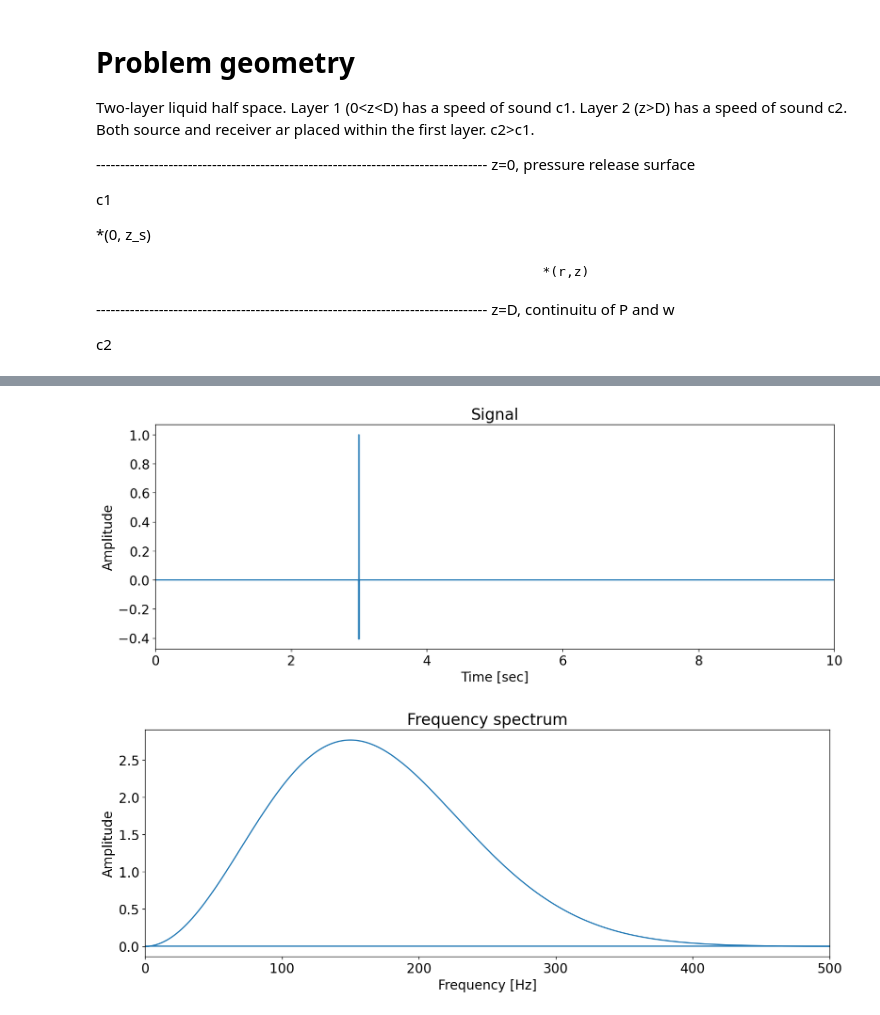
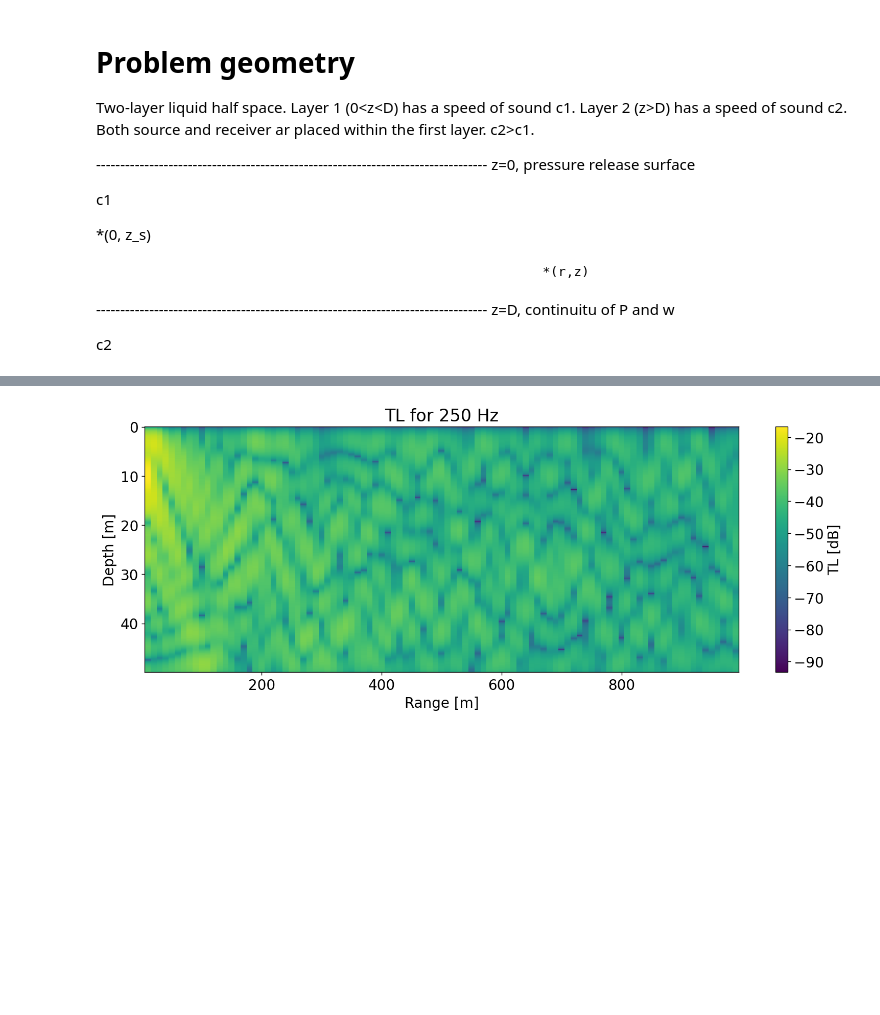
Before and after one commit to Gilaverbuch/pypekeris, a Jupyter notebook: Pekeris Solver.ipynb, the cells around one changed output, grey strips where cells are left out. Drawn from its saved outputs; the diff is of its cells as text; code cells hidden in the pictures; blank space fills up the shorter version.

```diff
--- a/Pekeris Solver.ipynb
+++ b/Pekeris Solver.ipynb
@@ -73,6 +84,0 @@ P._plot_modes_shape()
-# %%
-P.freq = 100
-P.dz=0.1
-P._calc_parameters()
-P._calc_2D_field()
-P._plot_TL()
@@ -81,3 +84,0 @@ P._plot_TL()
-# %%
-P.d = 20
-P._plot_dispersion(fmax=250, df=0.1)
@@ -86,35 +85,9 @@ P._plot_dispersion(fmax=250, df=0.1)
-# %%
-dt = 1e-3
-l=int(200/dt)
-time = np.arange(0,dt*l, dt)
-
-
-fc = 150
-t0 = 3
-# Ricker
-sig_ref = (1-2*(np.pi*fc*(time-t0))**2)*np.exp(-(np.pi*fc*(time-t0))**2)
-# sig_ref = np.exp(-(np.pi*fc*(time-t0))**2)
-
-l = len(sig_ref)
-frequency = np.fft.fftfreq(l, dt)
-df = frequency[1]
-freq_ref = np.fft.fft(sig_ref)
-
-plt.figure(figsize=(15,5))
-plt.plot(time, sig_ref)
-plt.xlim(0,10)
-plt.title('Signal')
-plt.xlabel('Time [sec]')
-plt.ylabel('Amplitude')
-plt.show()
-
-plt.figure(figsize=(15,5))
-plt.plot(frequency, np.abs(freq_ref))
-plt.xlim(0,500)
-plt.title('Frequency spectrum')
-plt.xlabel('Frequency [Hz]')
-plt.ylabel('Amplitude')
-plt.show()
-# %% [output]
-[figure, removed]
-[figure, removed]
+# %%
+P.freq = 250
+P.dz = 0.1
+P.r = 1000
+P._calc_parameters()
+P._calc_2D_field()
+P._plot_TL()
+# %% [output]
+[figure, added]
```
Also changed, not shown: parts of 15 cells of this notebook, 1 other file.
